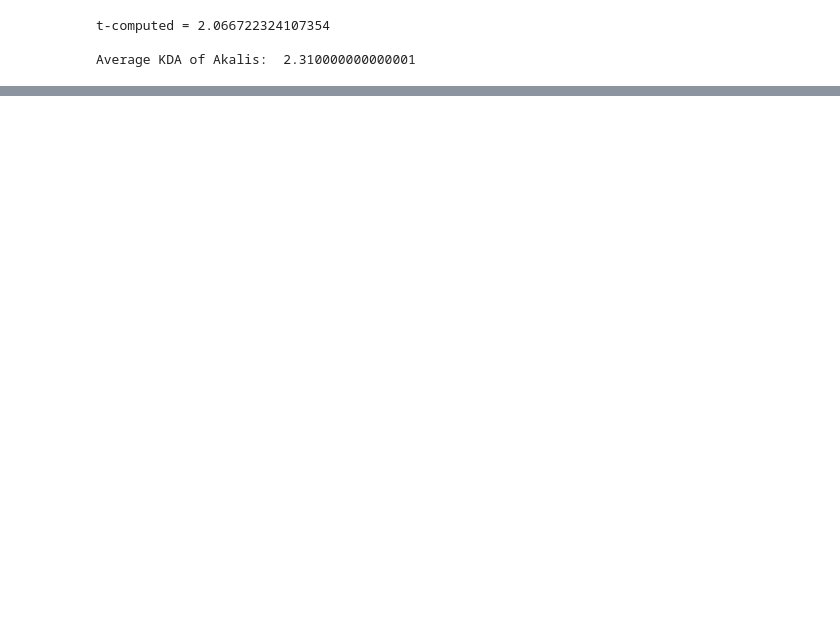
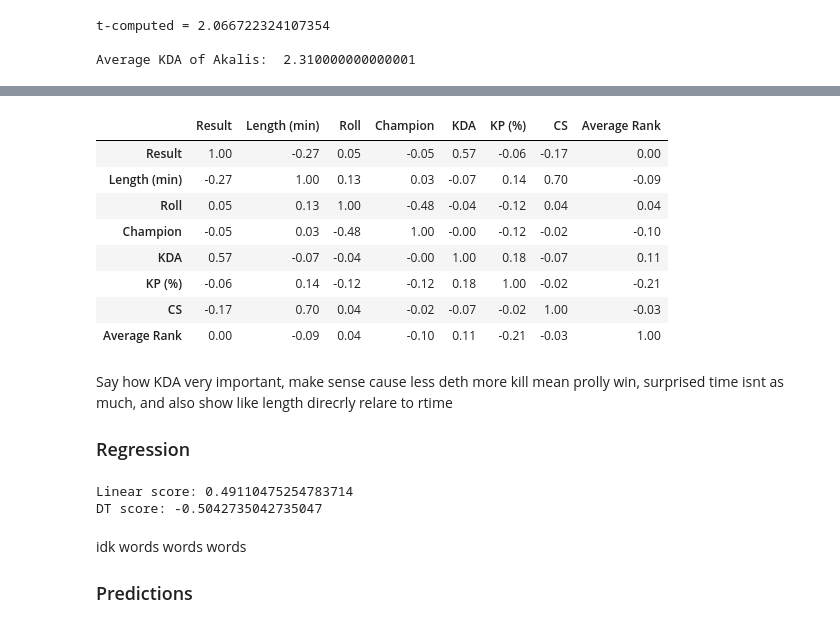
Before and after one commit to akeyser2/ProjectVSC, a Jupyter notebook: lol_project.ipynb, the cells around one changed output, grey strips where cells are left out. Saved outputs shown, nothing was run; the diff lists cells and outputs as text; code cells hidden in the pictures; blank space fills up the shorter version.

```diff
--- a/lol_project.ipynb
+++ b/lol_project.ipynb
@@ -351,0 +429,52 @@ t-calculated = -2.302374480299633
+# %%
+corr_df = games_ml.corr()
+corr_df.style.background_gradient(cmap='bwr').set_precision(2)
+# %% [output]
+|  | Result | Length (min) | Roll | Champion | KDA | KP (%) | CS | Average Rank |
+| Result | 1.00 | -0.27 | 0.05 | -0.05 | 0.57 | -0.06 | -0.17 | 0.00 |
+| Length (min) | -0.27 | 1.00 | 0.13 | 0.03 | -0.07 | 0.14 | 0.70 | -0.09 |
+| Roll | 0.05 | 0.13 | 1.00 | -0.48 | -0.04 | -0.12 | 0.04 | 0.04 |
+| Champion | -0.05 | 0.03 | -0.48 | 1.00 | -0.00 | -0.12 | -0.02 | -0.10 |
+| KDA | 0.57 | -0.07 | -0.04 | -0.00 | 1.00 | 0.18 | -0.07 | 0.11 |
+| KP (%) | -0.06 | 0.14 | -0.12 | -0.12 | 0.18 | 1.00 | -0.02 | -0.21 |
+| CS | -0.17 | 0.70 | 0.04 | -0.02 | -0.07 | -0.02 | 1.00 | -0.03 |
+| Average Rank | 0.00 | -0.09 | 0.04 | -0.10 | 0.11 | -0.21 | -0.03 | 1.00 |
+# %% [markdown]
+Say how KDA very important, make sense cause less deth more kill mean prolly win, surprised time isnt as much, and also show like length direcrly relare to rtime
+
+
+### Regression
+# %%
+from sklearn.model_selection import train_test_split
+from sklearn.linear_model import LinearRegression
+
+regressor = LinearRegression()
+
+X_train, X_test, y_train, y_test = train_test_split(X, y, test_size=0.25, random_state=0)
+
+#training yay!
+regressor.fit(X_train, y_train)
+
+#howd we do
+r2score = regressor.score(X_test, y_test)
+print("Linear score:", r2score)
+
+#lets try with decision tree
+from sklearn.tree import DecisionTreeRegressor
+
+regressor = DecisionTreeRegressor()
+
+#training yay!
+regressor.fit(X_train, y_train)
+
+#howd we do
+r2score = regressor.score(X_test, y_test)
+print("DT score:", r2score)
+# %% [output]
+Linear score: 0.49110475254783714
+DT score: -0.5042735042735047
+# %% [markdown]
+idk words words words
+
+
+### Predictions
```
Also changed, not shown: parts of 14 cells of this notebook, 2 other files.
